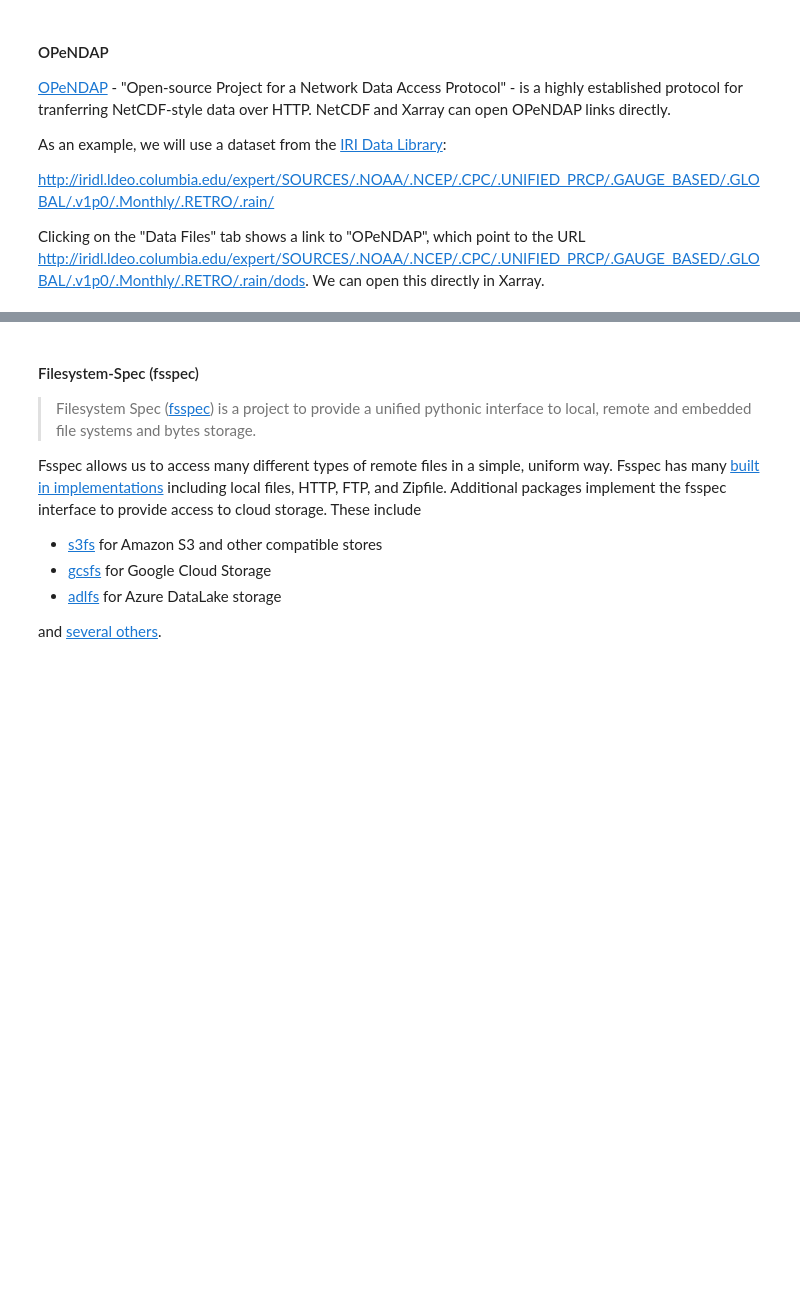
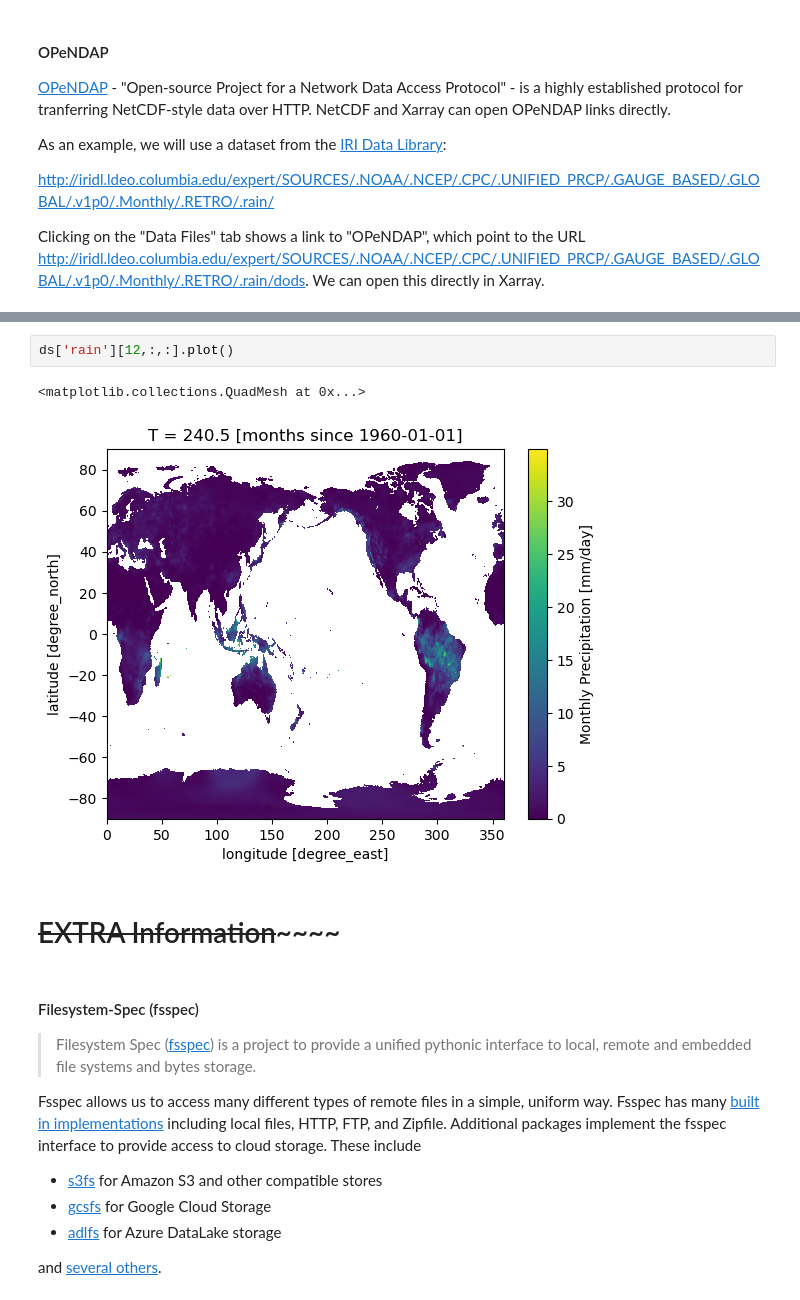
Before and after one commit to hgamarro/wrf-docs, a Jupyter notebook: src/lectures/environment/data.ipynb, the cells around one changed output, grey strips where cells are left out. Cells and saved outputs as stored; diff of their text form; blank space fills up the shorter version.

```diff
--- a/src/lectures/environment/data.ipynb
+++ b/src/lectures/environment/data.ipynb
@@ -279,5 +264,12 @@ Data variables:
 Attributes:
     Conventions:  IRIDL
+# %%
+ds['rain'][12,:,:].plot()
+# %% [output]
+<matplotlib.collections.QuadMesh at 0x...>
+[figure, added]
+# %% [markdown]
+# ~~~~~~~~~~~~EXTRA Information~~~~~~~~~~~~~~~~
 # %% [markdown]
 #### Filesystem-Spec (fsspec)
 
```
Also changed, not shown: parts of 8 cells of this notebook, 21 other files.
